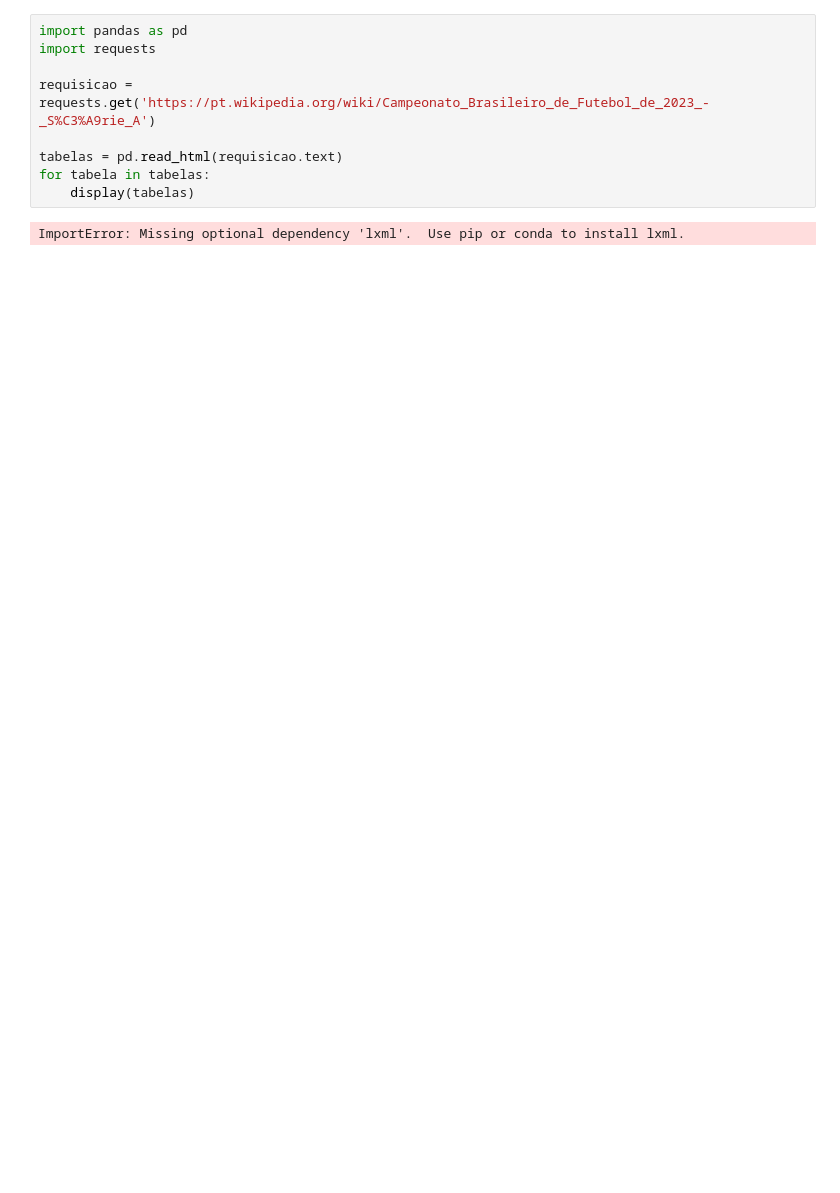
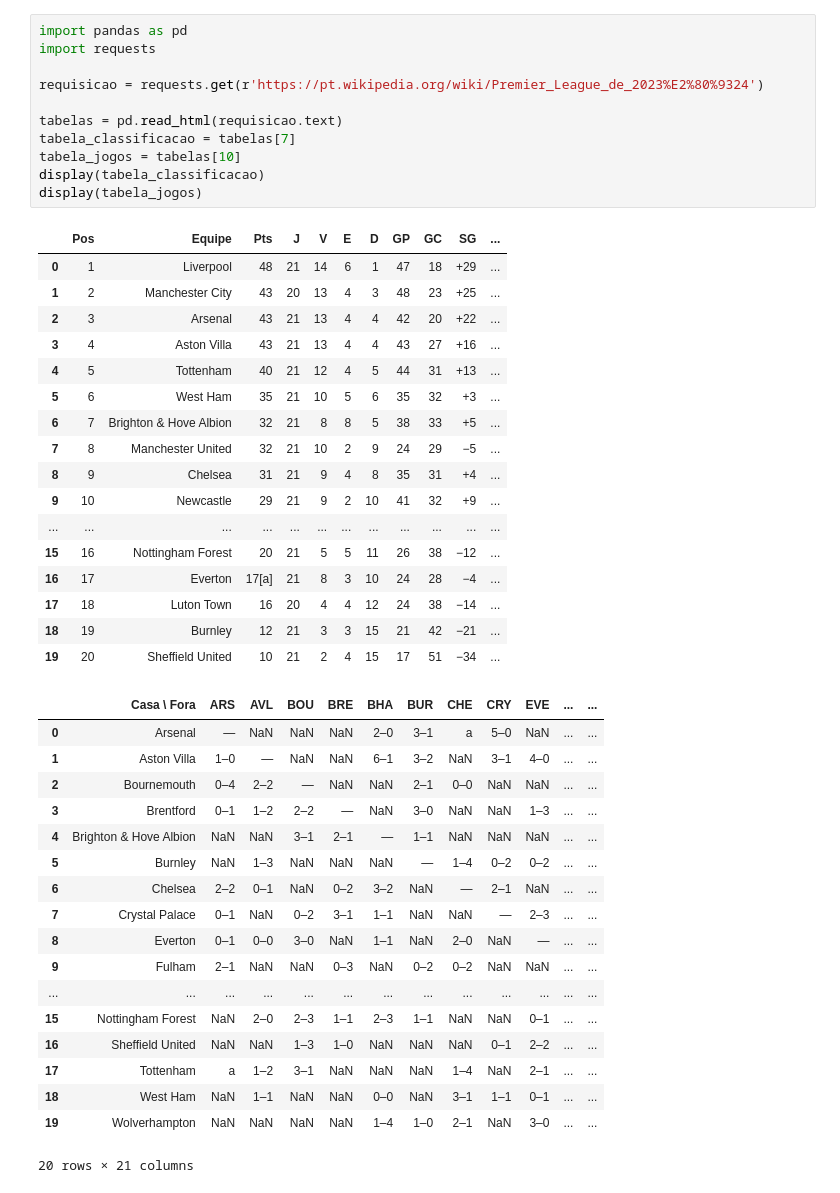
Before and after one commit to vyukisaito/python, a Jupyter notebook: previsao-campeonato/previsao.ipynb, the cells around one changed output. Saved outputs shown, nothing was run; the diff lists cells and outputs as text; blank space fills up the shorter version.

```diff
--- a/previsao-campeonato/previsao.ipynb
+++ b/previsao-campeonato/previsao.ipynb
@@ -1,11 +1,47 @@
 # %%
 import pandas as pd
 import requests
 
-requisicao = requests.get('https://pt.wikipedia.org/wiki/Campeonato_Brasileiro_de_Futebol_de_2023_-_S%C3%A9rie_A')
+requisicao = requests.get(r'https://pt.wikipedia.org/wiki/Premier_League_de_2023%E2%80%9324')
 
 tabelas = pd.read_html(requisicao.text)
-for tabela in tabelas:
-    display(tabelas)
+tabela_classificacao = tabelas[7]
+tabela_jogos = tabelas[10]
+display(tabela_classificacao)
+display(tabela_jogos)
 # %% [output]
+|  | Pos | Equipe | Pts | J | V | E | D | GP | GC | SG | ... |
+| 0 | 1 | Liverpool | 48 | 21 | 14 | 6 | 1 | 47 | 18 | +29 | ... |
+| 1 | 2 | Manchester City | 43 | 20 | 13 | 4 | 3 | 48 | 23 | +25 | ... |
+| 2 | 3 | Arsenal | 43 | 21 | 13 | 4 | 4 | 42 | 20 | +22 | ... |
+| 3 | 4 | Aston Villa | 43 | 21 | 13 | 4 | 4 | 43 | 27 | +16 | ... |
+| 4 | 5 | Tottenham | 40 | 21 | 12 | 4 | 5 | 44 | 31 | +13 | ... |
+| 5 | 6 | West Ham | 35 | 21 | 10 | 5 | 6 | 35 | 32 | +3 | ... |
+| 6 | 7 | Brighton & Hove Albion | 32 | 21 | 8 | 8 | 5 | 38 | 33 | +5 | ... |
+| 7 | 8 | Manchester United | 32 | 21 | 10 | 2 | 9 | 24 | 29 | −5 | ... |
+| 8 | 9 | Chelsea | 31 | 21 | 9 | 4 | 8 | 35 | 31 | +4 | ... |
+| 9 | 10 | Newcastle | 29 | 21 | 9 | 2 | 10 | 41 | 32 | +9 | ... |
+| ... | ... | ... | ... | ... | ... | ... | ... | ... | ... | ... | ... |
+| 15 | 16 | Nottingham Forest | 20 | 21 | 5 | 5 | 11 | 26 | 38 | −12 | ... |
+| 16 | 17 | Everton | 17[a] | 21 | 8 | 3 | 10 | 24 | 28 | −4 | ... |
+| 17 | 18 | Luton Town | 16 | 20 | 4 | 4 | 12 | 24 | 38 | −14 | ... |
+| 18 | 19 | Burnley | 12 | 21 | 3 | 3 | 15 | 21 | 42 | −21 | ... |
+| 19 | 20 | Sheffield United | 10 | 21 | 2 | 4 | 15 | 17 | 51 | −34 | ... |
+|  | Casa \ Fora | ARS | AVL | BOU | BRE | BHA | BUR | CHE | CRY | EVE | ... | ... |
+| 0 | Arsenal | — | NaN | NaN | NaN | 2–0 | 3–1 | a | 5–0 | NaN | ... | ... |
+| 1 | Aston Villa | 1–0 | — | NaN | NaN | 6–1 | 3–2 | NaN | 3–1 | 4–0 | ... | ... |
+| 2 | Bournemouth | 0–4 | 2–2 | — | NaN | NaN | 2–1 | 0–0 | NaN | NaN | ... | ... |
+| 3 | Brentford | 0–1 | 1–2 | 2–2 | — | NaN | 3–0 | NaN | NaN | 1–3 | ... | ... |
+| 4 | Brighton & Hove Albion | NaN | NaN | 3–1 | 2–1 | — | 1–1 | NaN | NaN | NaN | ... | ... |
+| 5 | Burnley | NaN | 1–3 | NaN | NaN | NaN | — | 1–4 | 0–2 | 0–2 | ... | ... |
+| 6 | Chelsea | 2–2 | 0–1 | NaN | 0–2 | 3–2 | NaN | — | 2–1 | NaN | ... | ... |
+| 7 | Crystal Palace | 0–1 | NaN | 0–2 | 3–1 | 1–1 | NaN | NaN | — | 2–3 | ... | ... |
+| 8 | Everton | 0–1 | 0–0 | 3–0 | NaN | 1–1 | NaN | 2–0 | NaN | — | ... | ... |
+| 9 | Fulham | 2–1 | NaN | NaN | 0–3 | NaN | 0–2 | 0–2 | NaN | NaN | ... | ... |
+| ... | ... | ... | ... | ... | ... | ... | ... | ... | ... | ... | ... | ... |
+| 15 | Nottingham Forest | NaN | 2–0 | 2–3 | 1–1 | 2–3 | 1–1 | NaN | NaN | 0–1 | ... | ... |
+| 16 | Sheffield United | NaN | NaN | 1–3 | 1–0 | NaN | NaN | NaN | 0–1 | 2–2 | ... | ... |
+| 17 | Tottenham | a | 1–2 | 3–1 | NaN | NaN | NaN | 1–4 | NaN | 2–1 | ... | ... |
+| 18 | West Ham | NaN | 1–1 | NaN | NaN | 0–0 | NaN | 3–1 | 1–1 | 0–1 | ... | ... |
+| 19 | Wolverhampton | NaN | NaN | NaN | NaN | 1–4 | 1–0 | 2–1 | NaN | 3–0 | ... | ... |
-ImportError: Missing optional dependency 'lxml'.  Use pip or conda to install lxml.
+20 rows × 21 columns
```
Also changed, not shown: parts of 3 cells of this notebook, 1 other file.
